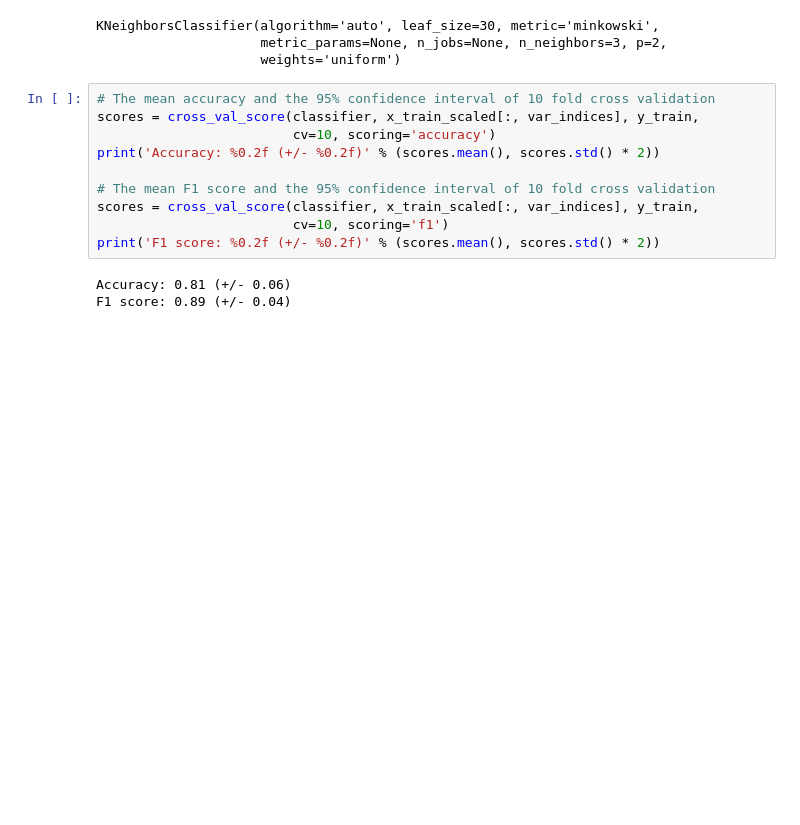
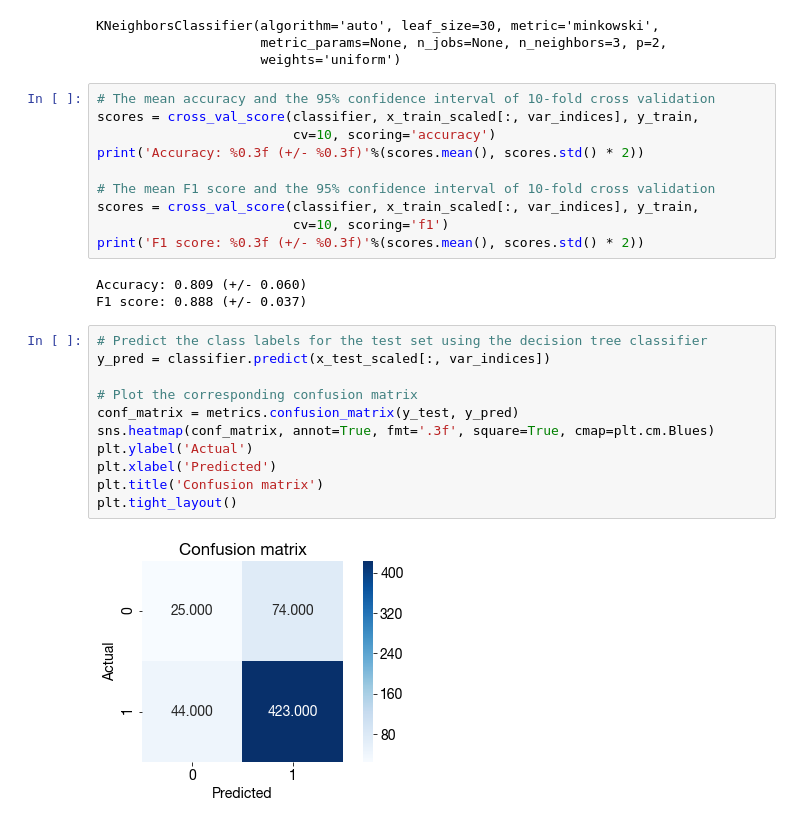
Before and after one commit to ManasaK33/drug-consumption, a Jupyter notebook: shyam.ipynb, the cells around one changed output. Cells and saved outputs as stored; diff of their text form; blank space fills up the shorter version.

```diff
--- a/shyam.ipynb
+++ b/shyam.ipynb
@@ -178,15 +219,28 @@ KNeighborsClassifier(algorithm='auto', leaf_size=30, metric='minkowski',
                      metric_params=None, n_jobs=None, n_neighbors=3, p=2,
                      weights='uniform')
 # %%
-# The mean accuracy and the 95% confidence interval of 10 fold cross validation
+# The mean accuracy and the 95% confidence interval of 10-fold cross validation
 scores = cross_val_score(classifier, x_train_scaled[:, var_indices], y_train,
                          cv=10, scoring='accuracy')
-print('Accuracy: %0.2f (+/- %0.2f)' % (scores.mean(), scores.std() * 2))
+print('Accuracy: %0.3f (+/- %0.3f)'%(scores.mean(), scores.std() * 2))
 
-# The mean F1 score and the 95% confidence interval of 10 fold cross validation
+# The mean F1 score and the 95% confidence interval of 10-fold cross validation
 scores = cross_val_score(classifier, x_train_scaled[:, var_indices], y_train,
                          cv=10, scoring='f1')
-print('F1 score: %0.2f (+/- %0.2f)' % (scores.mean(), scores.std() * 2))
+print('F1 score: %0.3f (+/- %0.3f)'%(scores.mean(), scores.std() * 2))
 # %% [output]
-Accuracy: 0.81 (+/- 0.06)
-F1 score: 0.89 (+/- 0.04)
+Accuracy: 0.809 (+/- 0.060)
+F1 score: 0.888 (+/- 0.037)
+# %%
+# Predict the class labels for the test set using the decision tree classifier
+y_pred = classifier.predict(x_test_scaled[:, var_indices])
+
+# Plot the corresponding confusion matrix
+conf_matrix = metrics.confusion_matrix(y_test, y_pred)
+sns.heatmap(conf_matrix, annot=True, fmt='.3f', square=True, cmap=plt.cm.Blues)
+plt.ylabel('Actual')
+plt.xlabel('Predicted')
+plt.title('Confusion matrix')
+plt.tight_layout()
+# %% [output]
+[figure, added]
```
Also changed, not shown: parts of 11 cells of this notebook.
